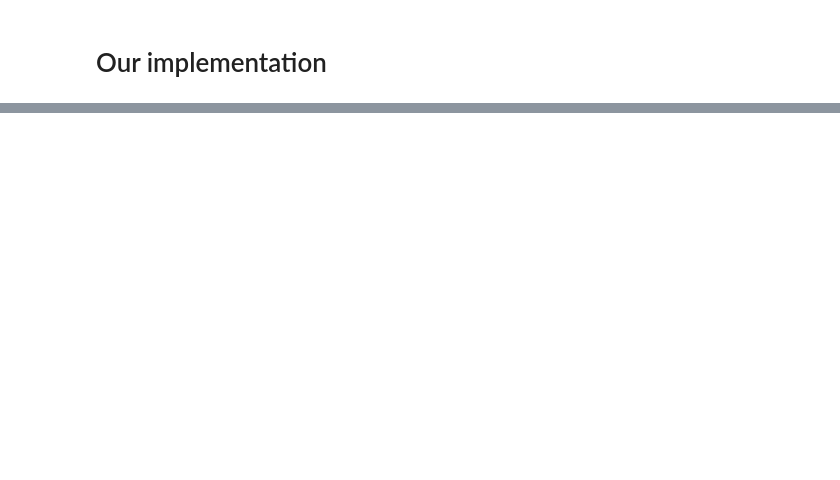
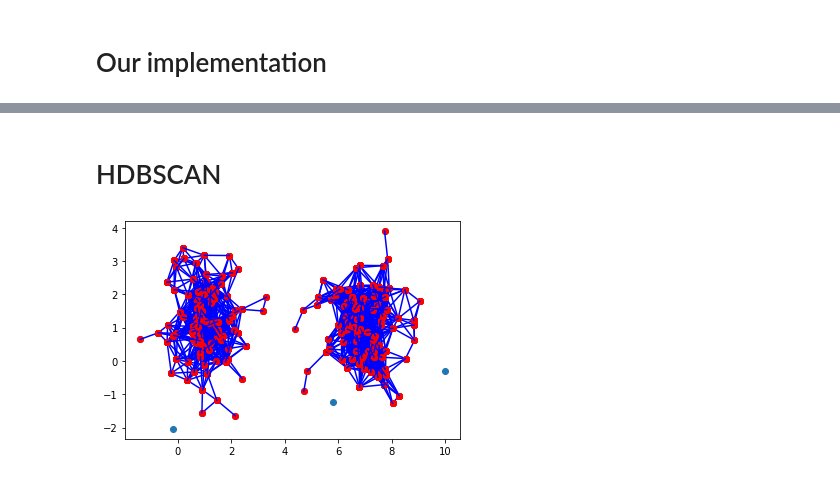
Before and after one commit to jsobolew/MED22ZDBSCAN, a Jupyter notebook: script.ipynb, the cells around one changed output, grey strips where cells are left out. Saved outputs shown, nothing was run; the diff lists cells and outputs as text; code cells hidden in the pictures; blank space fills up the shorter version.

Commit message:
refactored and dbscan experiments

```diff
--- a/script.ipynb
+++ b/script.ipynb
@@ -87,0 +72,8 @@ np.sqrt(np.sum(np.power(X[1]-X[2],2)))
+# %% [markdown]
+# HDBSCAN
+# %%
+from DBSCAN import HDBSCAN
+
+HDBSCAN(X, 1)
+# %% [output]
+[figure, added]
```
Also changed, not shown: parts of 7 cells of this notebook, 7 other files.
